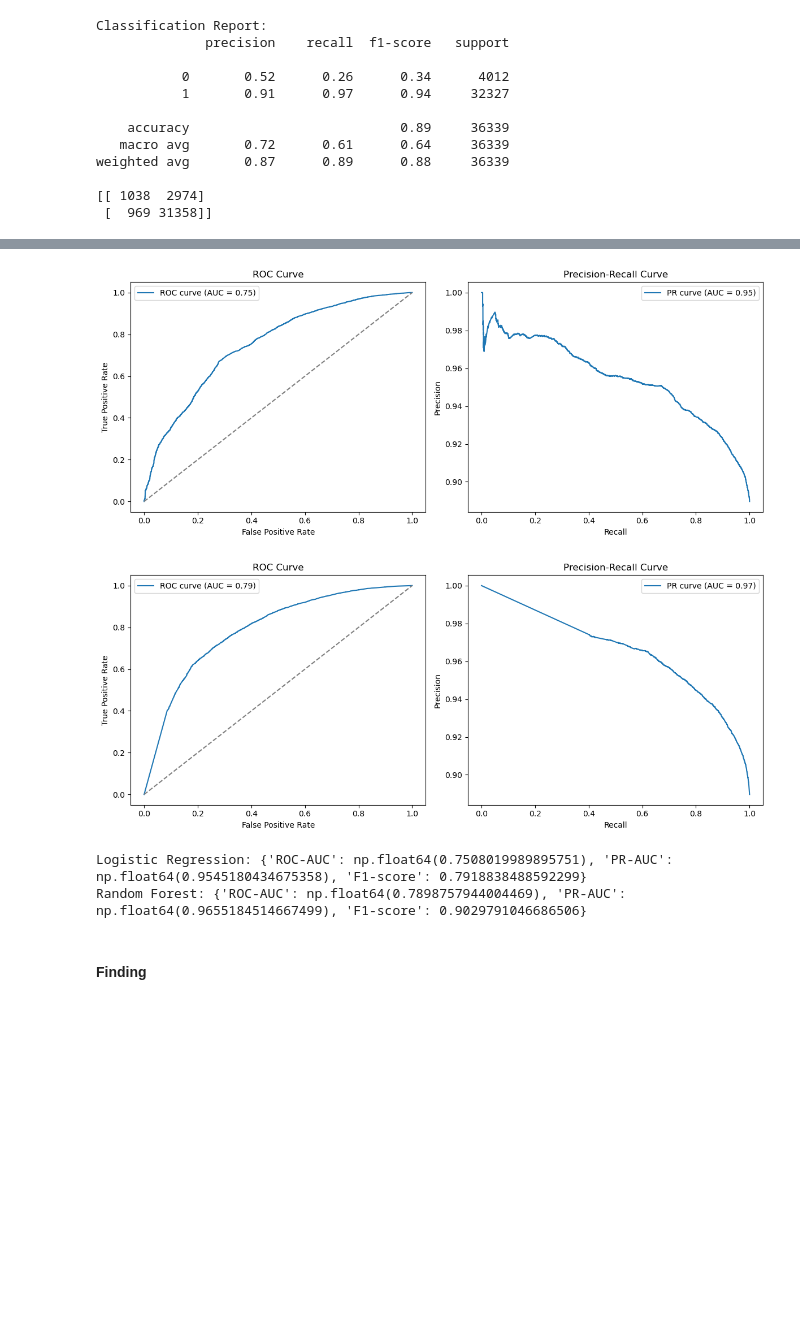
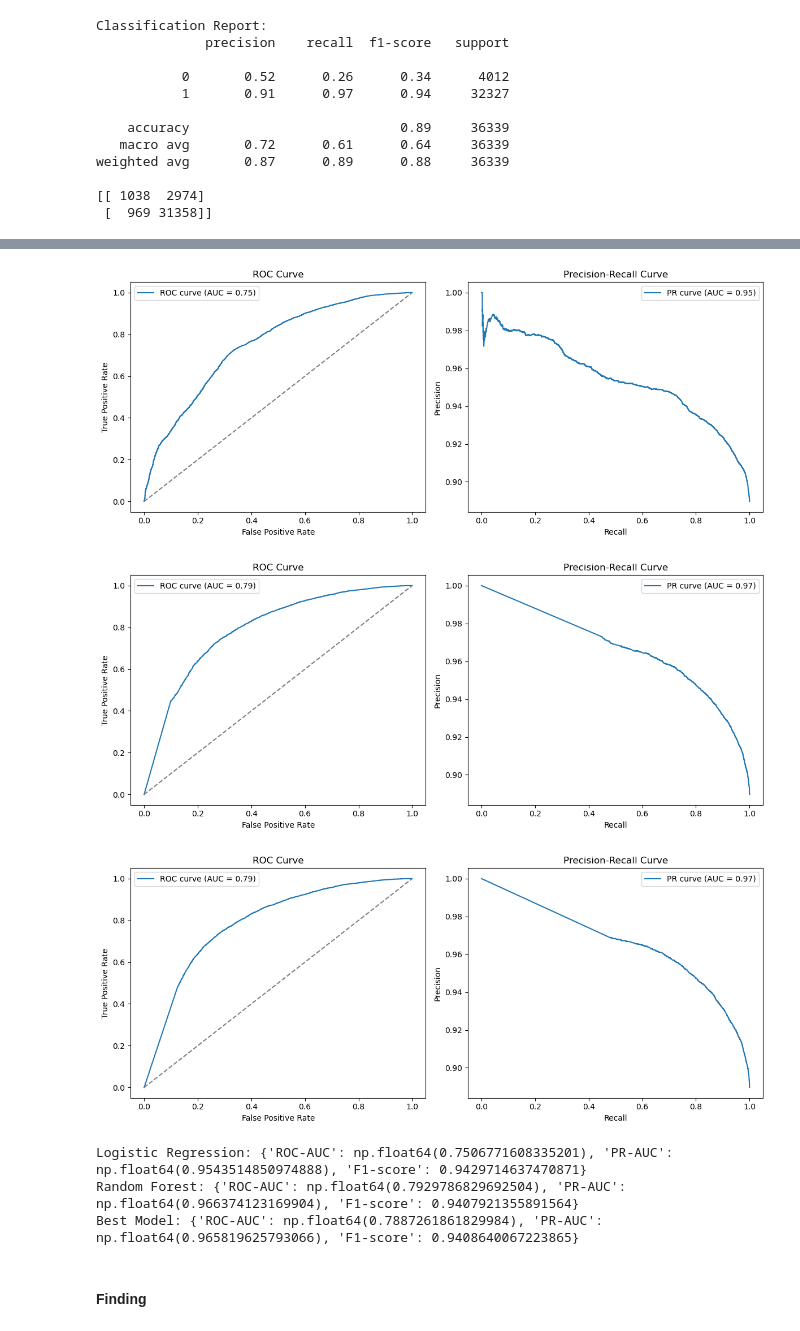
Before and after one commit to hhnguyen72/terrorism, a Jupyter notebook: notebooks/notebook.ipynb, the cells around one changed output, grey strips where cells are left out. Cells and saved outputs as stored; diff of their text form; code cells hidden in the pictures; blank space fills up the shorter version.

```diff
--- a/notebooks/notebook.ipynb
+++ b/notebooks/notebook.ipynb
@@ -260,4 +214,5 @@ df =
 # %%
 # 3. Create X, y AFTER cleaning
-X = df[['iyear', 'imonth', 'country_txt', 'region_txt', 'attacktype1_txt', 'weaptype1_txt', 'ismilitary', 'natlty1_txt']]
+X = df[['Year', 'Month', 'Country', 'Region', 'Attack_Type',
+        'Weapon_Type', 'ismilitary', 'Nationality']]
 y = df['success']
@@ -441,7 +447,7 @@ param_grid = {
 cv = StratifiedKFold(n_splits=5, shuffle=True, random_state=42)
 
 grid_search = GridSearchCV(
-    estimator=randm_for_class_model,
+    estimator=rfc_model,
     param_grid=param_grid,
     cv=cv,
     scoring= "precision",
@@ -509,0 +516,35 @@ Test Accuracy: 0.8914939871763119
+# %%
+saved_data = joblib.load('../model/rfc_terrorist_success_rate.joblib')
+model = saved_data['model']
+metadata = saved_data['metadata']
+
+input_data = pd.DataFrame([{
+    'Year': 2025,
+    'Month': 1,                  # maybe a low-activity month
+    'Country': 'Switzerland',    # likely low-risk country
+    'Region': 'Europe',
+    'Attack_Type': 'Theft',      # less severe type
+    'Weapon_Type': 'None',       # no weapon
+    'ismilitary': 1,             # not targeting military
+    'Nationality': 'Unknown'
+}])
+
+input_data1 = pd.DataFrame([{
+    'Year': 2025,
+    'Month': 12,
+    'Country': 'Afghanistan',
+    'Region': 'South Asia',
+    'Attack_Type': 'Bombing',
+    'Weapon_Type': 'Explosives',
+    'ismilitary': 1,
+    'Nationality': 'Local'
+}])
+
+prediction = model.predict(input_data)
+confidence = model.predict_proba(input_data)
+print(prediction)
+print("Confidence probabilities:", confidence[0])
+# Human-readable interpretation
+interpretation = "Likely to succeed" if prediction[0] == 1 else "Likely to fail"
+confidence_score = confidence[0][prediction[0]]
+print(f"Prediction: {interpretation} ({confidence_score:.2f} confidence)")
@@ -566,15 +636,19 @@ def evaluate_classifier(model, X_test, y_test, threshold=0.5, plot=True):
     return metrics
 # %%
 metrics_lr = evaluate_classifier(log_reg_model, X_test, y_test)
-metrics_rfc = evaluate_classifier(randm_for_class_model, X_test, y_test)
+metrics_rfc = evaluate_classifier(rfc_model, X_test, y_test)
+metrics_bm = evaluate_classifier(best_model, X_test, y_test)
 
 # Compare metrics
 print("Logistic Regression:", metrics_lr)
 print("Random Forest:", metrics_rfc)
+print("Best Model:", metrics_bm)
 # %% [output]
-[figure, old version]
+[figure, new version]
 [figure]
+[figure, added]
-Logistic Regression: {'ROC-AUC': np.float64(0.7508019989895751), 'PR-AUC': np.float64(0.9545180434675358), 'F1-score': 0.7918838488592299}
-Random Forest: {'ROC-AUC': np.float64(0.7898757944004469), 'PR-AUC': np.float64(0.9655184514667499), 'F1-score': 0.9029791046686506}
+Logistic Regression: {'ROC-AUC': np.float64(0.7506771608335201), 'PR-AUC': np.float64(0.9543514850974888), 'F1-score': 0.9429714637470871}
+Random Forest: {'ROC-AUC': np.float64(0.7929786829692504), 'PR-AUC': np.float64(0.966374123169904), 'F1-score': 0.9407921355891564}
+Best Model: {'ROC-AUC': np.float64(0.7887261861829984), 'PR-AUC': np.float64(0.965819625793066), 'F1-score': 0.9408640067223865}
 # %% [markdown]
 #### Finding
```
Also changed, not shown: parts of 34 cells of this notebook.
